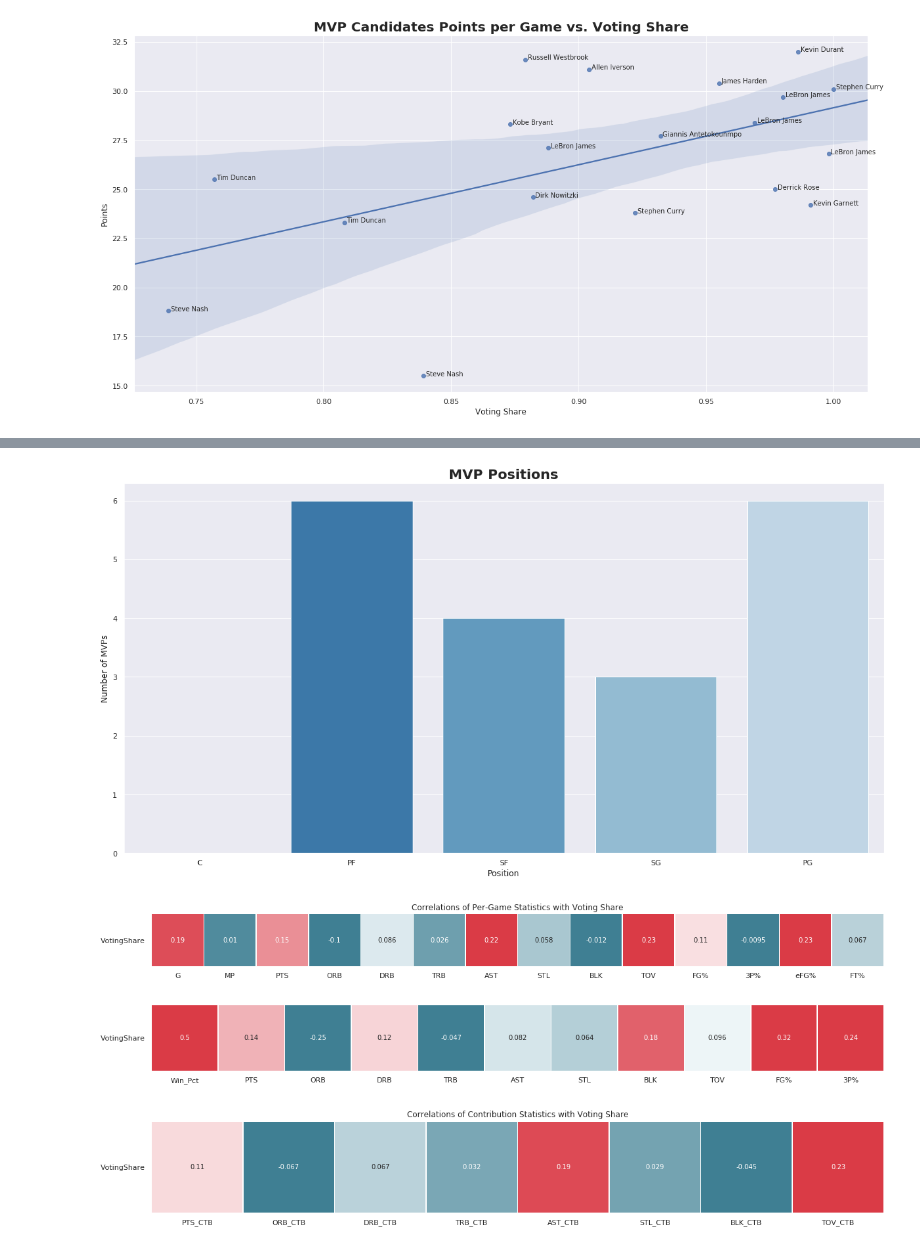
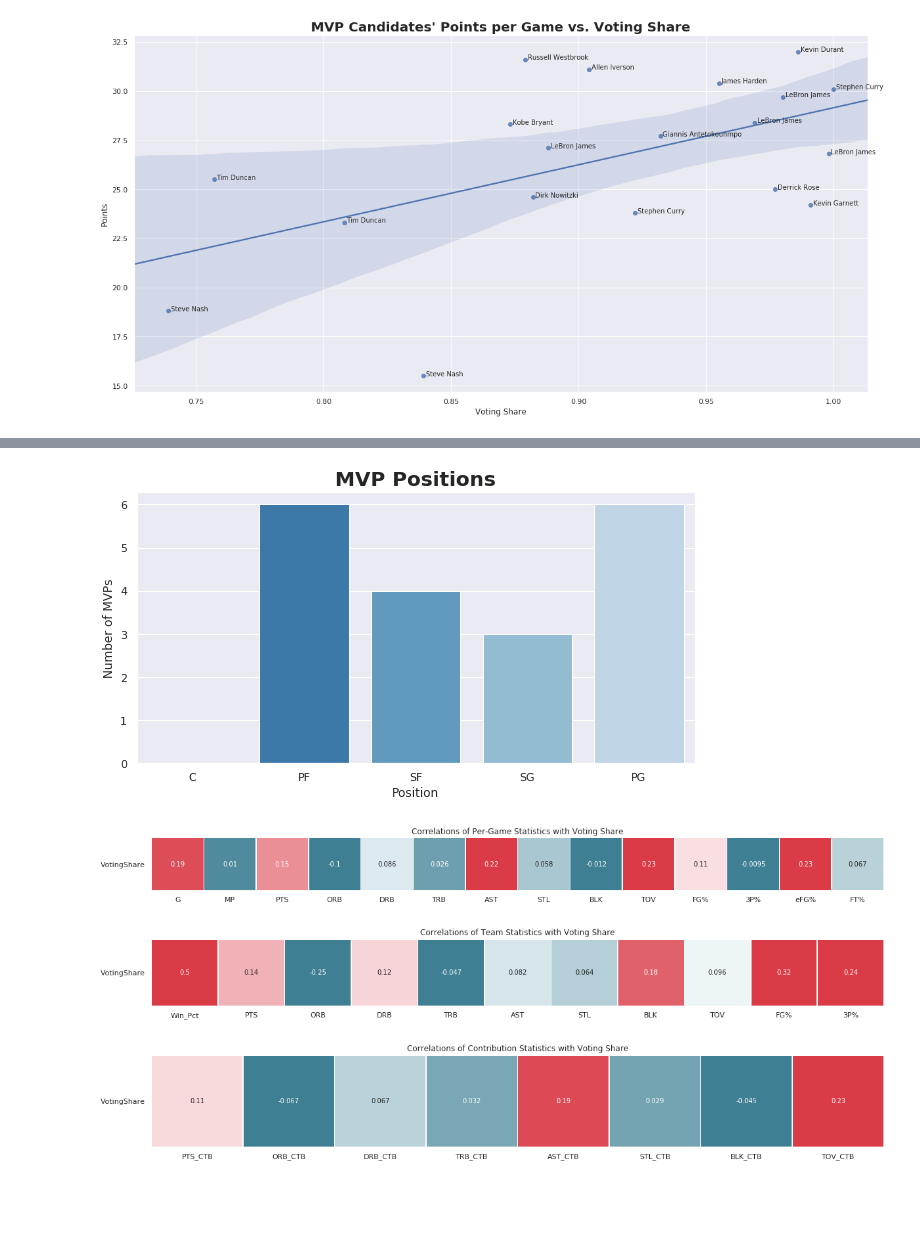
Before and after one commit to mac-austinsmith/mac-austinsmith.github.io, a Jupyter notebook: index.ipynb, the cells around one changed output, grey strips where cells are left out. Cells and saved outputs as stored; diff of their text form; code cells hidden in the pictures; blank space fills up the shorter version.

```diff
--- a/index.ipynb
+++ b/index.ipynb
@@ -153,7 +168,11 @@ def collect(players, teams, year, pg, tm):
 if not(os.path.isfile('PerGame.csv')):
     pg = pd.DataFrame()
     tm = pd.DataFrame()
-    for year in votes:
-        (pg, tm) = collect(votes[year]['Player'], votes[year]['Tm'], year, pg, tm)
+    for year in range(2001,2020):
+        (pg, tm) = collect(votes_df[votes_df['Year'] == year]['Player'], votes[votes_df['Year'] == year]['Tm'],
+                           year, pg, tm)
     pg.to_csv('PerGame.csv')
     tm.to_csv('Team.csv')
+
+pg = pd.read_csv('PerGame.csv').drop(columns=['Unnamed: 0'])
+tm = pd.read_csv('Team.csv').drop(columns=['Unnamed: 0'])
@@ -222,9 +234,13 @@ isolated_ctb = ctb[ctb['Ranking'] == 1]
 # %%
-pts = isolated_pg.loc[:, ['Name', 'VotingShare', 'PTS']]
+mvp_pg = pg[pg['Ranking'] == 1]
+mvp_tm = tm[tm['Ranking'] == 1]
+mvp_ctb = ctb[ctb['Ranking'] == 1]
+
+pts = mvp_pg.loc[:, ['Name', 'VotingShare', 'PTS']]
 
 plt.figure(figsize=(20,10))
 p = sns.regplot(x='VotingShare',y='PTS',data=pts)
-plt.title('MVP Candidates Points per Game vs. Voting Share', fontweight="bold", fontsize=20)
+plt.title('MVP Candidates\' Points per Game vs. Voting Share', fontweight="bold", fontsize=20)
 plt.xlabel('Voting Share')
 plt.ylabel('Points')
 for index, row in pts.iterrows():
@@ -248,9 +264,9 @@ plt.show()
 # %%
-ast = isolated_ctb.loc[:, ['Name', 'VotingShare', 'AST_CTB']]
+ast = mvp_ctb.loc[:, ['Name', 'VotingShare', 'AST_CTB']]
 
 plt.figure(figsize=(20,10))
 p = sns.regplot(x='VotingShare',y='AST_CTB',data=ast)
-plt.title('Assist Contribution vs. Voting Share', fontweight="bold", fontsize=20)
+plt.title('MVP Candidates\' Assist Contribution vs. Voting Share', fontweight="bold", fontsize=20)
 plt.xlabel('Voting Share')
 plt.ylabel('Assist Contribution')
 for index, row in pts.iterrows():
@@ -261,17 +298,17 @@ plt.show()
 # %%
-pos = isolated_pg['Pos']
+pos = mvp_pg['Pos']
 pos_map = {'C': 0, 'PF': 0, 'SF': 0, 'SG': 0, 'PG': 0}
 for p in list(pos):
     pos_map[p] += 1
 pos = pd.DataFrame([pos_map]).melt()
-plt.figure(figsize=(20,10))
+plt.figure(figsize=(10,5))
 p = sns.barplot(x='variable',y='value',data=pos, palette=sns.color_palette('Blues_r'))
 plt.title('MVP Positions', fontweight="bold", fontsize=20)
 plt.xlabel('Position')
 plt.ylabel('Number of MVPs')
 plt.show()
 # %% [output]
-[figure, old version]
+[figure, new version]
 # %%
 cmap = sns.diverging_palette(220,10, as_cmap=True)
 temp = pg.drop(columns=['Season', 'Tm', 'Candidate', 'Ranking', 'Name', 'Pos'])
@@ -296,7 +333,7 @@ plt.yticks(rotation=0)
 plt.title('Correlations of Team Statistics with Voting Share')
 plt.show()
 # %% [output]
-[figure, old version]
+[figure, new version]
 # %%
 temp = ctb.drop(columns=['Season', 'Tm', 'Candidate', 'Ranking', 'Name'])
 corr = temp.corr()[['PTS_CTB','ORB_CTB','DRB_CTB','TRB_CTB','AST_CTB','STL_CTB','BLK_CTB','TOV_CTB']]
```
Also changed, not shown: parts of 17 cells of this notebook, 1 other file.
